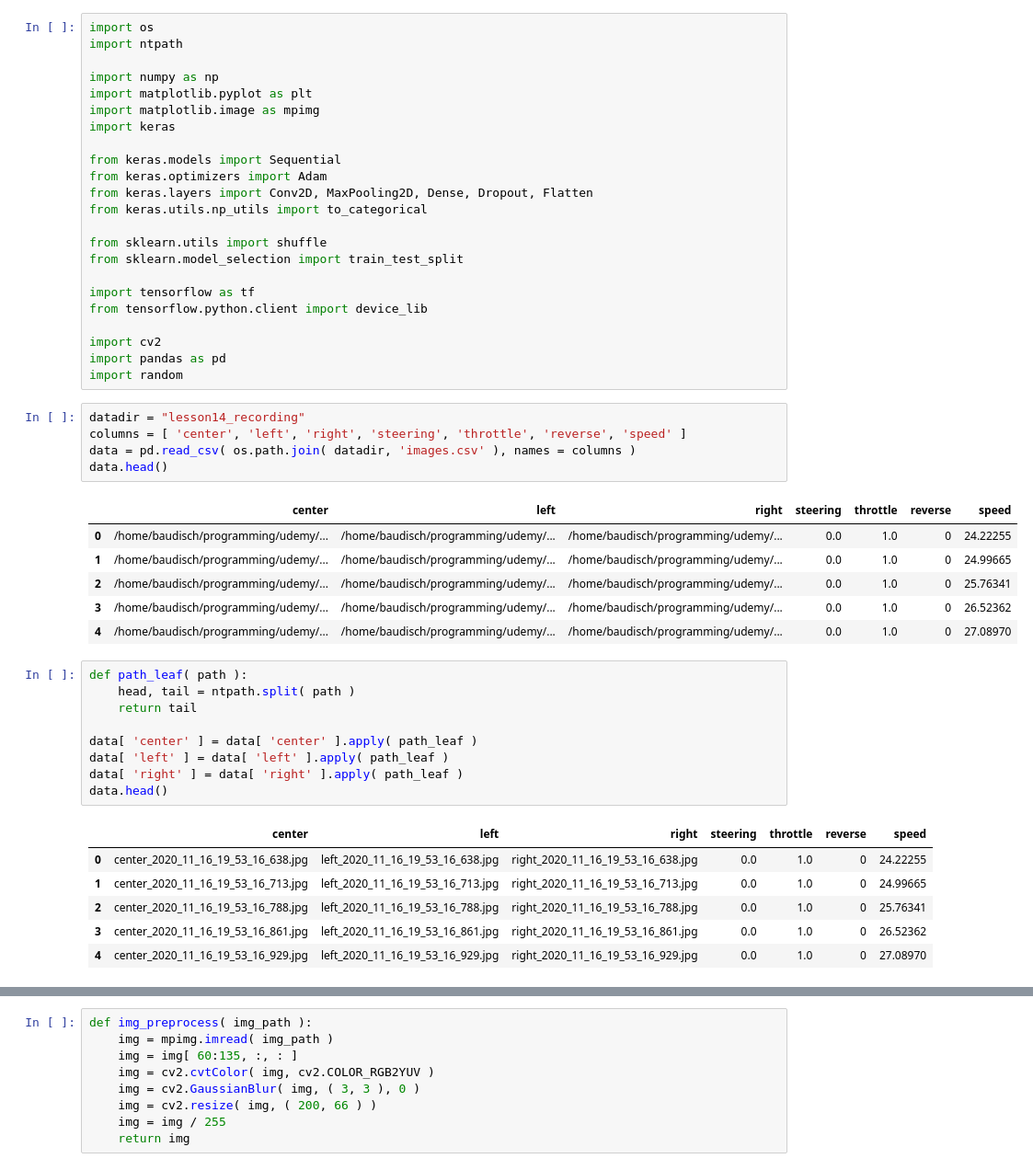
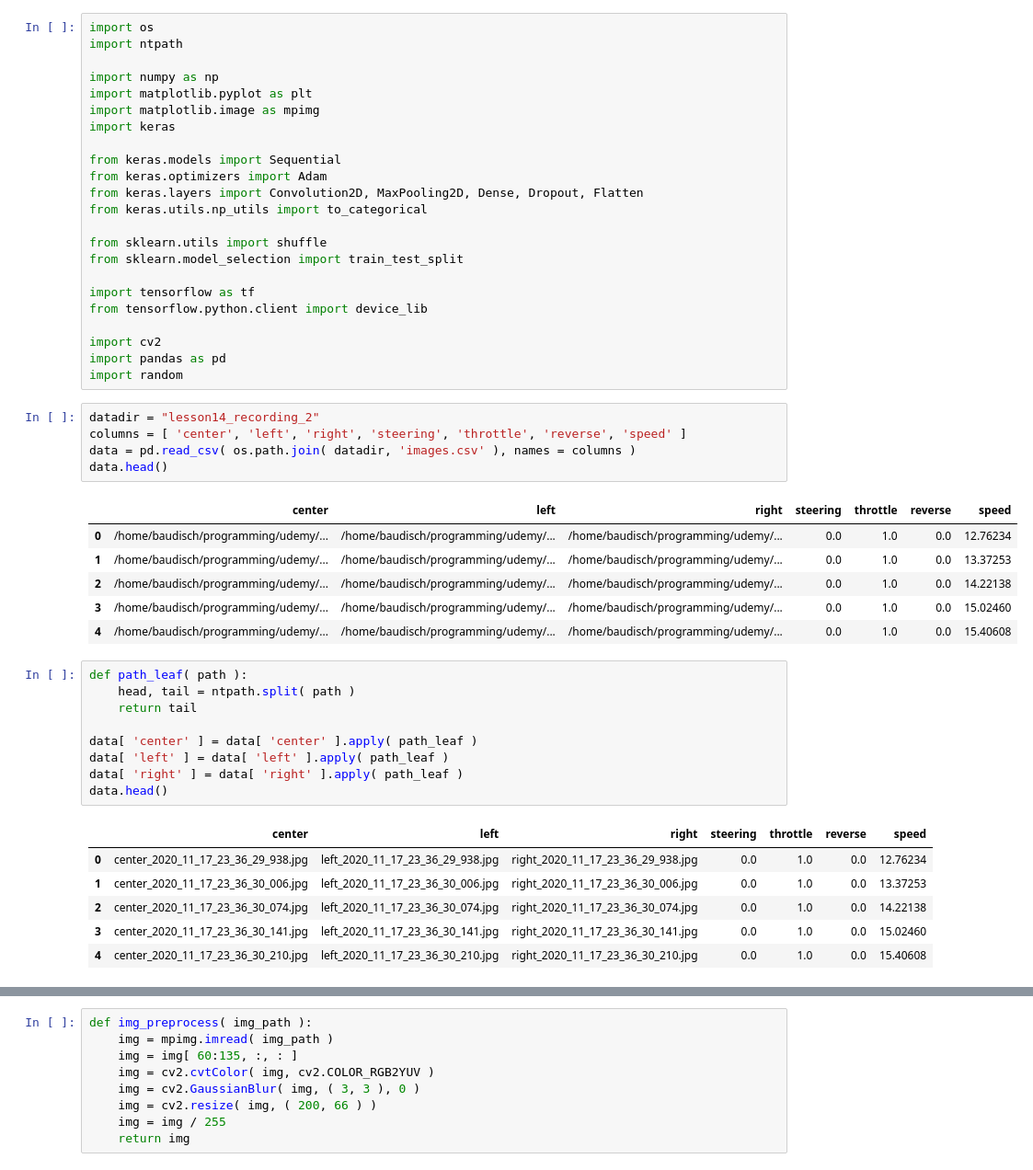
Before and after one commit to grandmasterb80/udemy, a Jupyter notebook: complete_self_driving_car_course-applied_deep_learning/The Complete Self-Driving Car Course - Lesson 14.ipynb, the cells around one changed output, grey strips where cells are left out. Shown at 92% size. Saved outputs shown, nothing was run; the diff lists cells and outputs as text.

```diff
--- a/complete_self_driving_car_course-applied_deep_learning/The Complete Self-Driving Car Course - Lesson 14.ipynb
+++ b/complete_self_driving_car_course-applied_deep_learning/The Complete Self-Driving Car Course - Lesson 14.ipynb
@@ -9,7 +9,7 @@ import keras
 
 from keras.models import Sequential
 from keras.optimizers import Adam
-from keras.layers import Conv2D, MaxPooling2D, Dense, Dropout, Flatten
+from keras.layers import Convolution2D, MaxPooling2D, Dense, Dropout, Flatten
 from keras.utils.np_utils import to_categorical
 
 from sklearn.utils import shuffle
@@ -22,17 +22,17 @@ import cv2
 import pandas as pd
 import random
 # %%
-datadir = "lesson14_recording"
+datadir = "lesson14_recording_2"
 columns = [ 'center', 'left', 'right', 'steering', 'throttle', 'reverse', 'speed' ]
 data = pd.read_csv( os.path.join( datadir, 'images.csv' ), names = columns )
 data.head()
 # %% [output]
 |  | center | left | right | steering | throttle | reverse | speed |
-| 0 | /home/baudisch/programming/udemy/... | /home/baudisch/programming/udemy/... | /home/baudisch/programming/udemy/... | 0.0 | 1.0 | 0 | 24.22255 |
-| 1 | /home/baudisch/programming/udemy/... | /home/baudisch/programming/udemy/... | /home/baudisch/programming/udemy/... | 0.0 | 1.0 | 0 | 24.99665 |
-| 2 | /home/baudisch/programming/udemy/... | /home/baudisch/programming/udemy/... | /home/baudisch/programming/udemy/... | 0.0 | 1.0 | 0 | 25.76341 |
-| 3 | /home/baudisch/programming/udemy/... | /home/baudisch/programming/udemy/... | /home/baudisch/programming/udemy/... | 0.0 | 1.0 | 0 | 26.52362 |
-| 4 | /home/baudisch/programming/udemy/... | /home/baudisch/programming/udemy/... | /home/baudisch/programming/udemy/... | 0.0 | 1.0 | 0 | 27.08970 |
+| 0 | /home/baudisch/programming/udemy/... | /home/baudisch/programming/udemy/... | /home/baudisch/programming/udemy/... | 0.0 | 1.0 | 0.0 | 12.76234 |
+| 1 | /home/baudisch/programming/udemy/... | /home/baudisch/programming/udemy/... | /home/baudisch/programming/udemy/... | 0.0 | 1.0 | 0.0 | 13.37253 |
+| 2 | /home/baudisch/programming/udemy/... | /home/baudisch/programming/udemy/... | /home/baudisch/programming/udemy/... | 0.0 | 1.0 | 0.0 | 14.22138 |
+| 3 | /home/baudisch/programming/udemy/... | /home/baudisch/programming/udemy/... | /home/baudisch/programming/udemy/... | 0.0 | 1.0 | 0.0 | 15.02460 |
+| 4 | /home/baudisch/programming/udemy/... | /home/baudisch/programming/udemy/... | /home/baudisch/programming/udemy/... | 0.0 | 1.0 | 0.0 | 15.40608 |
 # %%
 def path_leaf( path ):
     head, tail = ntpath.split( path )
@@ -44,11 +44,11 @@ data[ 'right' ] = data[ 'right' ].apply( path_leaf )
 data.head()
 # %% [output]
 |  | center | left | right | steering | throttle | reverse | speed |
-| 0 | center_2020_11_16_19_53_16_638.jpg | left_2020_11_16_19_53_16_638.jpg | right_2020_11_16_19_53_16_638.jpg | 0.0 | 1.0 | 0 | 24.22255 |
-| 1 | center_2020_11_16_19_53_16_713.jpg | left_2020_11_16_19_53_16_713.jpg | right_2020_11_16_19_53_16_713.jpg | 0.0 | 1.0 | 0 | 24.99665 |
-| 2 | center_2020_11_16_19_53_16_788.jpg | left_2020_11_16_19_53_16_788.jpg | right_2020_11_16_19_53_16_788.jpg | 0.0 | 1.0 | 0 | 25.76341 |
-| 3 | center_2020_11_16_19_53_16_861.jpg | left_2020_11_16_19_53_16_861.jpg | right_2020_11_16_19_53_16_861.jpg | 0.0 | 1.0 | 0 | 26.52362 |
-| 4 | center_2020_11_16_19_53_16_929.jpg | left_2020_11_16_19_53_16_929.jpg | right_2020_11_16_19_53_16_929.jpg | 0.0 | 1.0 | 0 | 27.08970 |
+| 0 | center_2020_11_17_23_36_29_938.jpg | left_2020_11_17_23_36_29_938.jpg | right_2020_11_17_23_36_29_938.jpg | 0.0 | 1.0 | 0.0 | 12.76234 |
+| 1 | center_2020_11_17_23_36_30_006.jpg | left_2020_11_17_23_36_30_006.jpg | right_2020_11_17_23_36_30_006.jpg | 0.0 | 1.0 | 0.0 | 13.37253 |
+| 2 | center_2020_11_17_23_36_30_074.jpg | left_2020_11_17_23_36_30_074.jpg | right_2020_11_17_23_36_30_074.jpg | 0.0 | 1.0 | 0.0 | 14.22138 |
+| 3 | center_2020_11_17_23_36_30_141.jpg | left_2020_11_17_23_36_30_141.jpg | right_2020_11_17_23_36_30_141.jpg | 0.0 | 1.0 | 0.0 | 15.02460 |
+| 4 | center_2020_11_17_23_36_30_210.jpg | left_2020_11_17_23_36_30_210.jpg | right_2020_11_17_23_36_30_210.jpg | 0.0 | 1.0 | 0.0 | 15.40608 |
 # %%
 num_bins = 25
 samples_per_bin = 200
```
Also changed, not shown: parts of 21 cells of this notebook, 2 other files.
